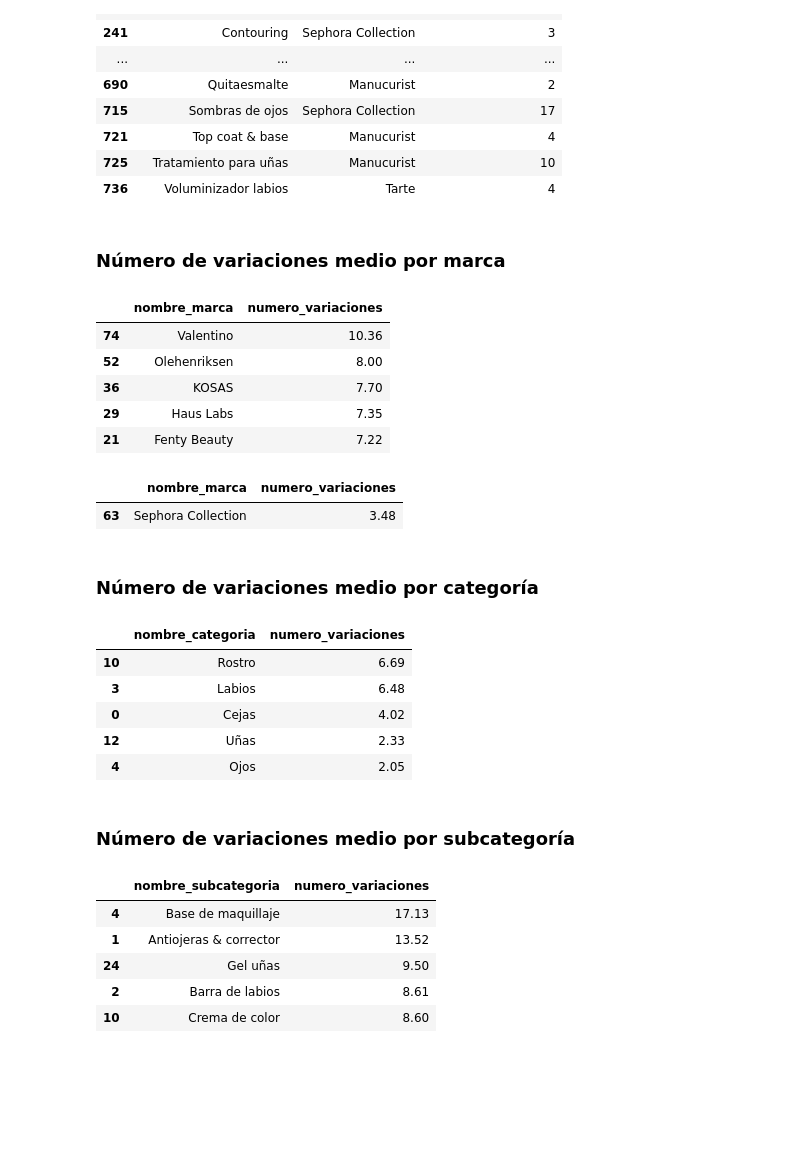
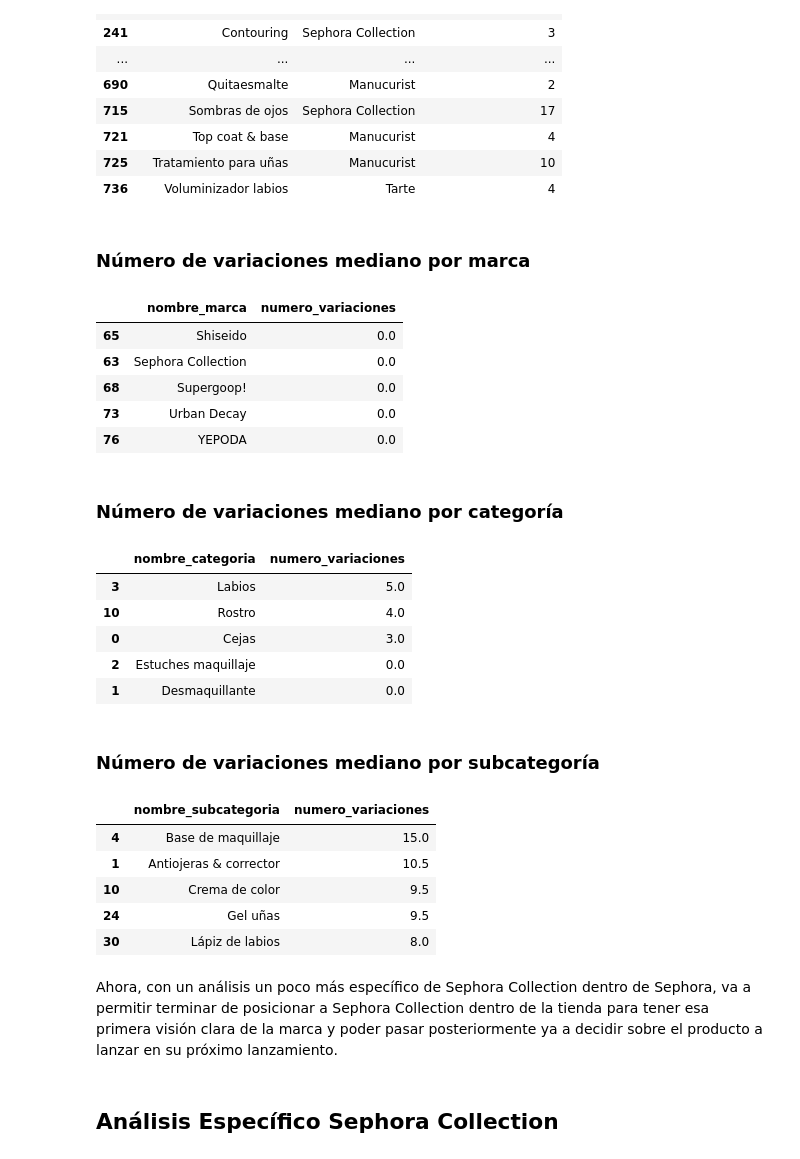
Before and after one commit to raquelscv/proyecto_final_sephora, a Jupyter notebook: eda_general.ipynb, the cells around one changed output. Cells and saved outputs as stored; diff of their text form; code cells hidden in the pictures; blank space fills up the shorter version.

Commit message:
Avances en el análisis más específico de Sephora de Collection

```diff
--- a/eda_general.ipynb
+++ b/eda_general.ipynb
@@ -500,43 +504,42 @@ marcas_dominantes_por_subcategoria
 | 725 | Tratamiento para uñas | Manucurist | 10 |
 | 736 | Voluminizador labios | Tarte | 4 |
 # %% [markdown]
-### Número de variaciones medio por marca
+### Número de variaciones mediano por marca
 # %%
-variaciones_medio_marca = (df.groupby("nombre_marca")["numero_variaciones"].mean().reset_index().sort_values("numero_variaciones", ascending=False)).round(2)
-variaciones_medio_marca.head()
+variaciones_median_marca = (df.groupby("nombre_marca")["numero_variaciones"].median().reset_index().sort_values("numero_variaciones", ascending=False)).round(2)
+variaciones_median_marca.tail()
 # %% [output]
 |  | nombre_marca | numero_variaciones |
-| 74 | Valentino | 10.36 |
-| 52 | Olehenriksen | 8.00 |
-| 36 | KOSAS | 7.70 |
-| 29 | Haus Labs | 7.35 |
-| 21 | Fenty Beauty | 7.22 |
+| 65 | Shiseido | 0.0 |
+| 63 | Sephora Collection | 0.0 |
+| 68 | Supergoop! | 0.0 |
+| 73 | Urban Decay | 0.0 |
+| 76 | YEPODA | 0.0 |
-# %%
-variaciones_medio_marca[variaciones_medio_marca["nombre_marca"] == "Sephora Collection"]
-# %% [output]
-|  | nombre_marca | numero_variaciones |
-| 63 | Sephora Collection | 3.48 |
 # %% [markdown]
-### Número de variaciones medio por categoría
+### Número de variaciones mediano por categoría
 # %%
-variaciones_medio_cat = (df.groupby("nombre_categoria")["numero_variaciones"].mean().reset_index().sort_values("numero_variaciones", ascending=False)).round(2)
-variaciones_medio_cat.head()
+variaciones_median_cat = (df.groupby("nombre_categoria")["numero_variaciones"].median().reset_index().sort_values("numero_variaciones", ascending=False)).round(2)
+variaciones_median_cat.head()
 # %% [output]
 |  | nombre_categoria | numero_variaciones |
-| 10 | Rostro | 6.69 |
-| 3 | Labios | 6.48 |
-| 0 | Cejas | 4.02 |
-| 12 | Uñas | 2.33 |
-| 4 | Ojos | 2.05 |
+| 3 | Labios | 5.0 |
+| 10 | Rostro | 4.0 |
+| 0 | Cejas | 3.0 |
+| 2 | Estuches maquillaje | 0.0 |
+| 1 | Desmaquillante | 0.0 |
 # %% [markdown]
-### Número de variaciones medio por subcategoría
+### Número de variaciones mediano por subcategoría
 # %%
-variaciones_medio_subcat = (df.groupby("nombre_subcategoria")["numero_variaciones"].mean().reset_index().sort_values("numero_variaciones", ascending=False)).round(2)
-variaciones_medio_subcat.head()
+variaciones_median_subcat = (df.groupby("nombre_subcategoria")["numero_variaciones"].median().reset_index().sort_values("numero_variaciones", ascending=False)).round(2)
+variaciones_median_subcat.head()
 # %% [output]
 |  | nombre_subcategoria | numero_variaciones |
-| 4 | Base de maquillaje | 17.13 |
-| 1 | Antiojeras & corrector | 13.52 |
-| 24 | Gel uñas | 9.50 |
-| 2 | Barra de labios | 8.61 |
-| 10 | Crema de color | 8.60 |
+| 4 | Base de maquillaje | 15.0 |
+| 1 | Antiojeras & corrector | 10.5 |
+| 10 | Crema de color | 9.5 |
+| 24 | Gel uñas | 9.5 |
+| 30 | Lápiz de labios | 8.0 |
+# %% [markdown]
+Ahora, con un análisis un poco más específico de Sephora Collection dentro de Sephora, va a permitir terminar de posicionar a Sephora Collection dentro de la tienda para tener esa primera visión clara de la marca y poder pasar posteriormente ya a decidir sobre el producto a lanzar en su próximo lanzamiento.
+# %% [markdown]
+## Análisis Específico Sephora Collection
```
Also changed, not shown: parts of 60 cells of this notebook.
